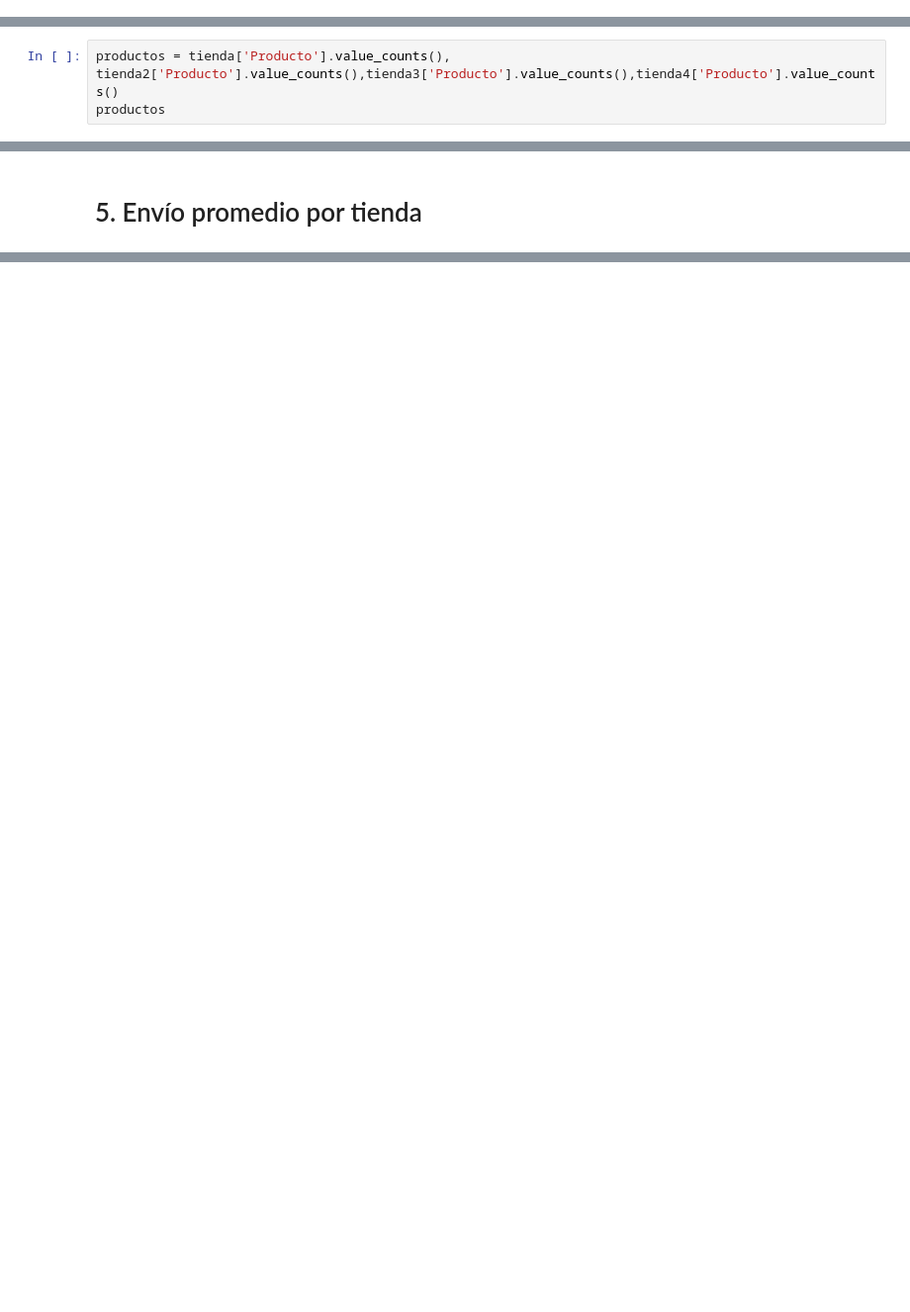
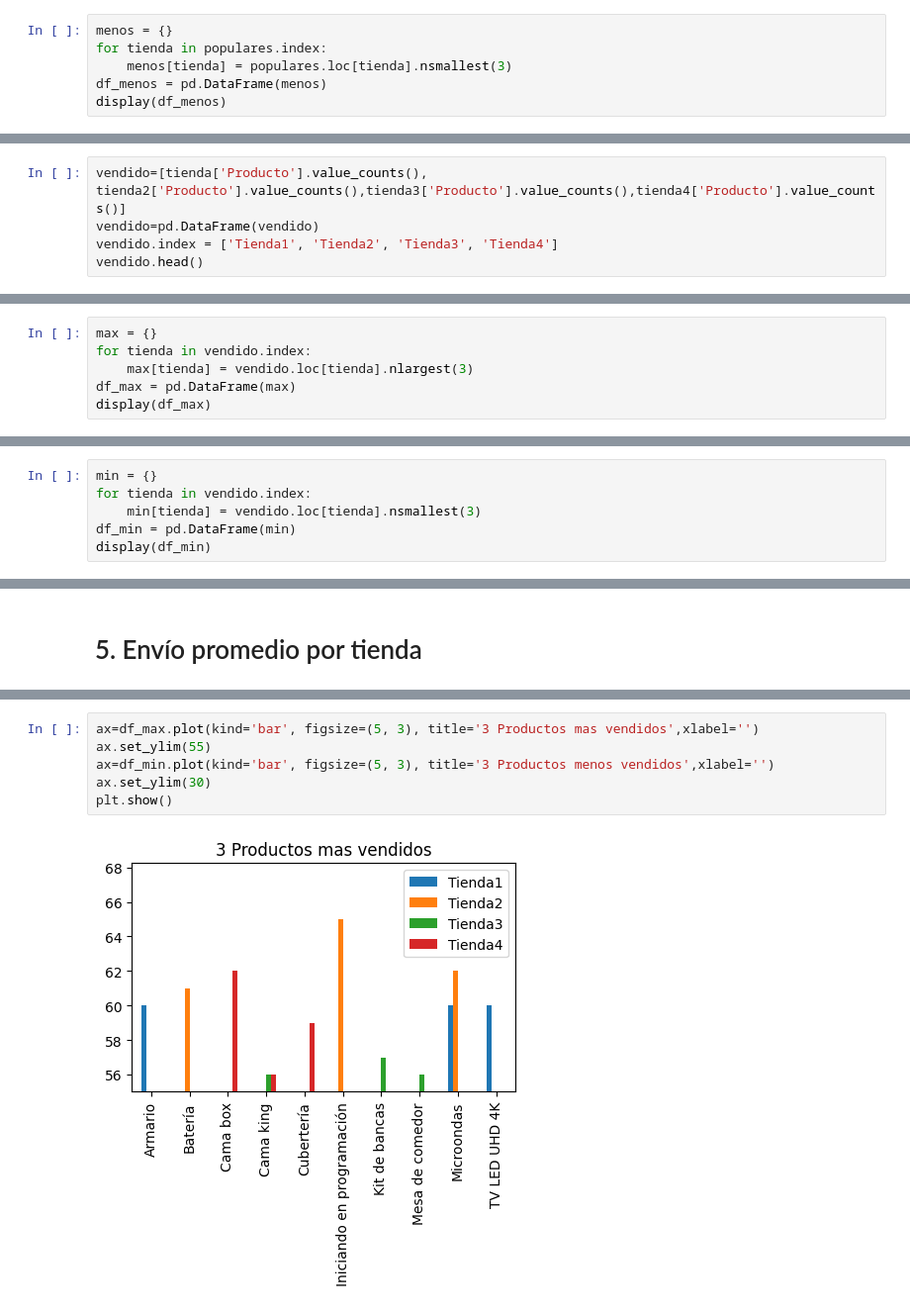
Before and after one commit to Yaaxek/Alura_Store, a Jupyter notebook: AluraStoreLatam.ipynb, the cells around one changed output, grey strips where cells are left out. Shown at 99% size. Drawn from its saved outputs; the diff is of its cells as text; blank space fills up the shorter version.

```diff
--- a/AluraStoreLatam.ipynb
+++ b/AluraStoreLatam.ipynb
@@ -181,0 +201,6 @@ populares.head()
+# %%
+menos = {}
+for tienda in populares.index:
+    menos[tienda] = populares.loc[tienda].nsmallest(3)
+df_menos = pd.DataFrame(menos)
+display(df_menos)
@@ -198,6 +246,8 @@ calificacion.head()
 # %% [markdown]
 # 4. Productos más y menos vendidos
 # %%
-productos = tienda['Producto'].value_counts(), tienda2['Producto'].value_counts(),tienda3['Producto'].value_counts(),tienda4['Producto'].value_counts()
-productos
+vendido=[tienda['Producto'].value_counts(), tienda2['Producto'].value_counts(),tienda3['Producto'].value_counts(),tienda4['Producto'].value_counts()]
+vendido=pd.DataFrame(vendido)
+vendido.index = ['Tienda1', 'Tienda2', 'Tienda3', 'Tienda4']
+vendido.head()
 # %% [output]
@@ -274,0 +260,6 @@ producto_max
+# %%
+max = {}
+for tienda in vendido.index:
+    max[tienda] = vendido.loc[tienda].nlargest(3)
+df_max = pd.DataFrame(max)
+display(df_max)
@@ -274,0 +279,6 @@ producto_max
+# %%
+min = {}
+for tienda in vendido.index:
+    min[tienda] = vendido.loc[tienda].nsmallest(3)
+df_min = pd.DataFrame(min)
+display(df_min)
@@ -276,0 +434,8 @@ producto_max
+# %%
+ax=df_max.plot(kind='bar', figsize=(5, 3), title='3 Productos mas vendidos',xlabel='')
+ax.set_ylim(55)
+ax=df_min.plot(kind='bar', figsize=(5, 3), title='3 Productos menos vendidos',xlabel='')
+ax.set_ylim(30)
+plt.show()
+# %% [output]
+[figure, added]
```
Also changed, not shown: parts of 31 cells of this notebook.
